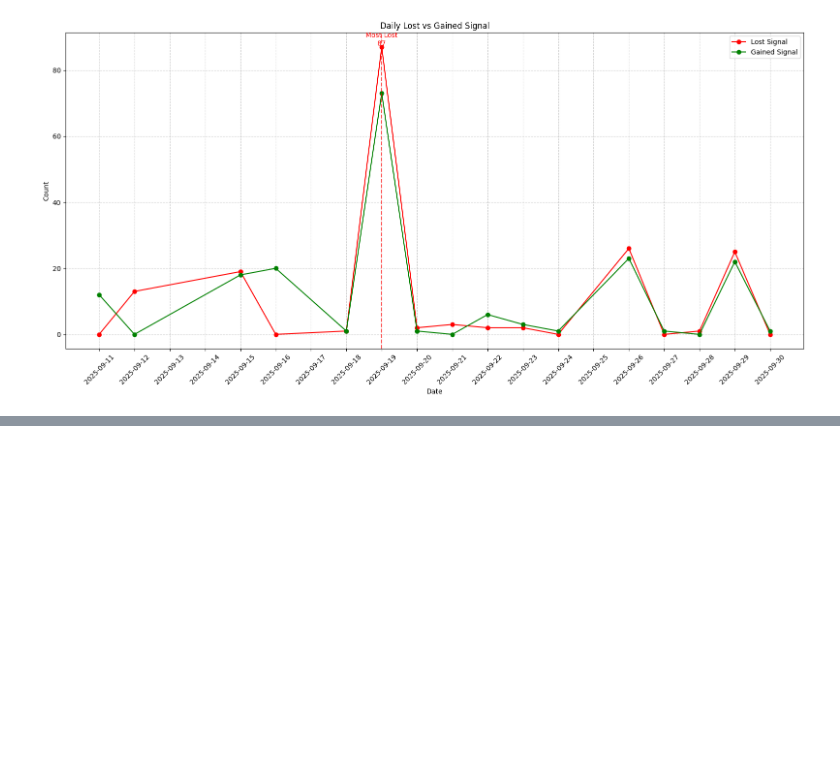
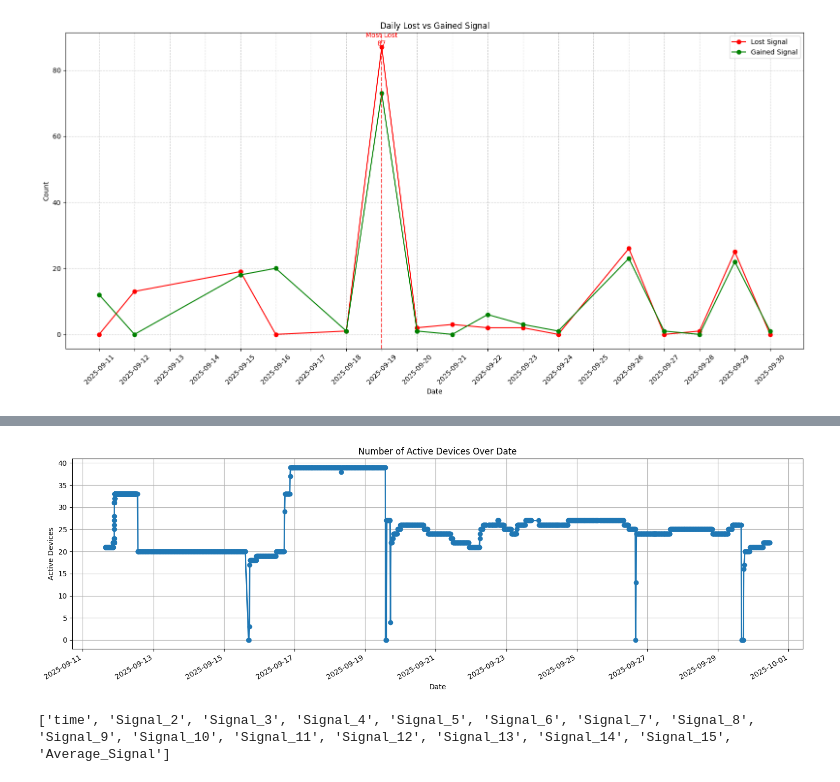
Before and after one commit to ralphrowel/jupyter-projects, a Jupyter notebook: datainterpretation/notebooks/datainterpret.ipynb, the cells around one changed output, grey strips where cells are left out. Saved outputs shown, nothing was run; the diff lists cells and outputs as text; code cells hidden in the pictures; blank space fills up the shorter version.

```diff
--- a/datainterpretation/notebooks/datainterpret.ipynb
+++ b/datainterpretation/notebooks/datainterpret.ipynb
@@ -219,0 +285,35 @@ Status        date  Gained Signal  Lost Signal
+# %%
+# --- Clean column names (remove spaces and standardize names) ---
+df.rename(columns={df.columns[0]: "time"}, inplace=True)
+df.columns = df.columns.str.strip().str.replace(" ", "_")
+
+# --- Convert time column ---
+df['time'] = pd.to_datetime(df['time'], errors='coerce')
+
+# --- Select all Signal columns ---
+signal_cols = [col for col in df.columns if "Signal" in col]
+
+# --- Count active devices (Signal > 0) per time ---
+df['active_devices'] = df[signal_cols].gt(0).sum(axis=1)
+
+# --- Plot ---
+plt.figure(figsize=(15, 5))
+plt.plot(df['time'], df['active_devices'], marker='o', linewidth=2)
+plt.title("Number of Active Devices Over Date")
+plt.xlabel("Date")
+plt.ylabel("Active Devices")
+
+# Format x-axis to show only date
+plt.gca().xaxis.set_major_formatter(mdates.DateFormatter('%Y-%m-%d'))
+plt.gcf().autofmt_xdate()  # Rotate date labels
+
+plt.grid(True)
+plt.tight_layout()
+plt.show()
+# %% [output]
+[figure, added]
+# %%
+# Check exact column names
+print(df.columns.tolist())
+# %% [output]
+['time', 'Signal_2', 'Signal_3', 'Signal_4', 'Signal_5', 'Signal_6', 'Signal_7', 'Signal_8', 'Signal_9', 'Signal_10', 'Signal_11', 'Signal_12', 'Signal_13', 'Signal_14', 'Signal_15', 'Average_Signal']
```
Also changed, not shown: parts of 6 cells of this notebook.
